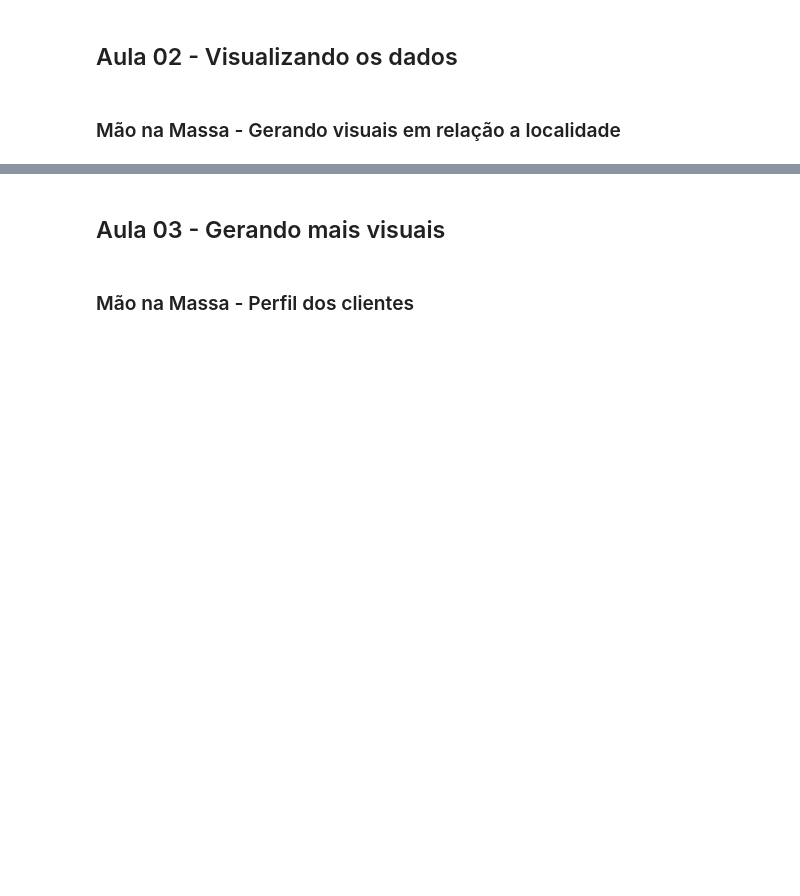
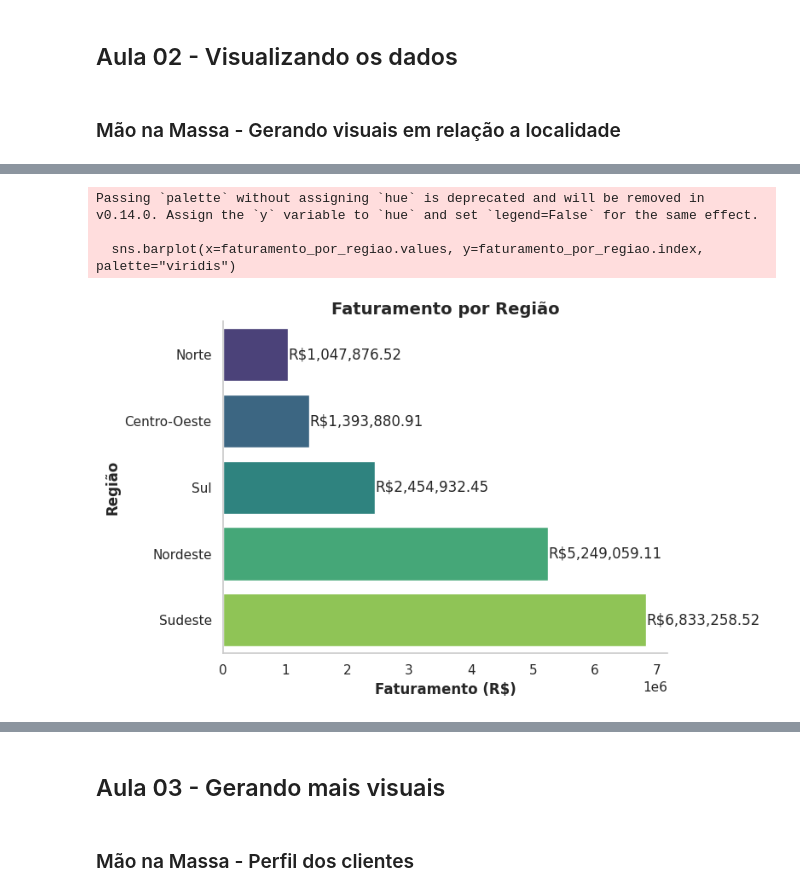
Before and after one commit to Enoque12/Projecto_Inicial_IA_Aplicada_na_Ciencia_de_Dados, a Jupyter notebook: Desafios.ipynb, the cells around one changed output, grey strips where cells are left out. Cells and saved outputs as stored; diff of their text form; code cells hidden in the pictures; blank space fills up the shorter version.

```diff
--- a/Desafios.ipynb
+++ b/Desafios.ipynb
@@ -175,0 +182,35 @@ Escreva aqui o prompt que você utilizou para gerar o código do desafio!
+# %%
+# Calculando o faturamento por linha
+df_final['faturamento'] = (df_final['preco_unitario'] * df_final['quantidade']) + df_final['frete']
+# %%
+# Agrupando por região e somando o faturamento
+faturamento_por_regiao = df_final.groupby('regiao')['faturamento'].sum().sort_values()
+# %%
+import seaborn as sns
+import matplotlib.pyplot as plt
+
+# Estilo do gráfico
+sns.set(style="whitegrid")
+# %%
+# Criando o gráfico de barras horizontais
+plt.figure(figsize=(8, 5))
+sns.barplot(x=faturamento_por_regiao.values, y=faturamento_por_regiao.index, palette="viridis")
+
+# Títulos e rótulos
+plt.title('Faturamento por Região', fontsize=14, fontweight='bold')
+plt.xlabel('Faturamento (R$)', fontweight='bold')
+plt.ylabel('Região', fontweight='bold')
+
+# Exibir valores no gráfico
+for i, valor in enumerate(faturamento_por_regiao.values):
+    plt.text(valor, i, f'R${valor:,.2f}', va='center')
+
+sns.despine()
+plt.grid(False)
+plt.tight_layout()
+plt.show()
+# %% [output]
+Passing `palette` without assigning `hue` is deprecated and will be removed in v0.14.0. Assign the `y` variable to `hue` and set `legend=False` for the same effect.
+
+  sns.barplot(x=faturamento_por_regiao.values, y=faturamento_por_regiao.index, palette="viridis")
+[figure, added]
```
Also changed, not shown: parts of 23 cells of this notebook.
